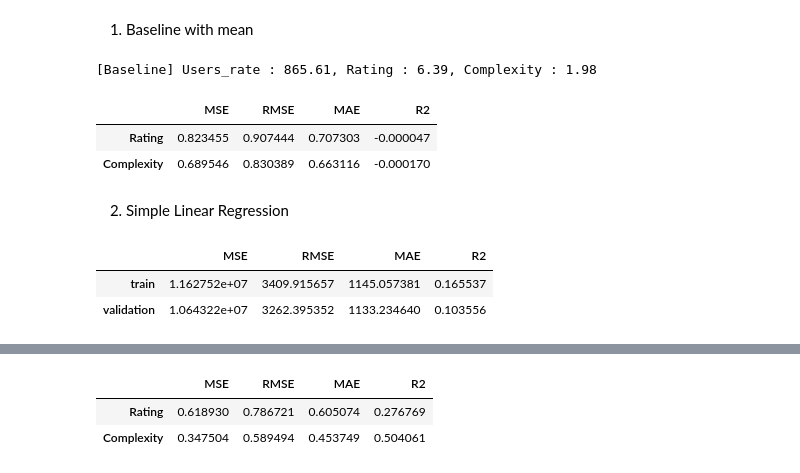
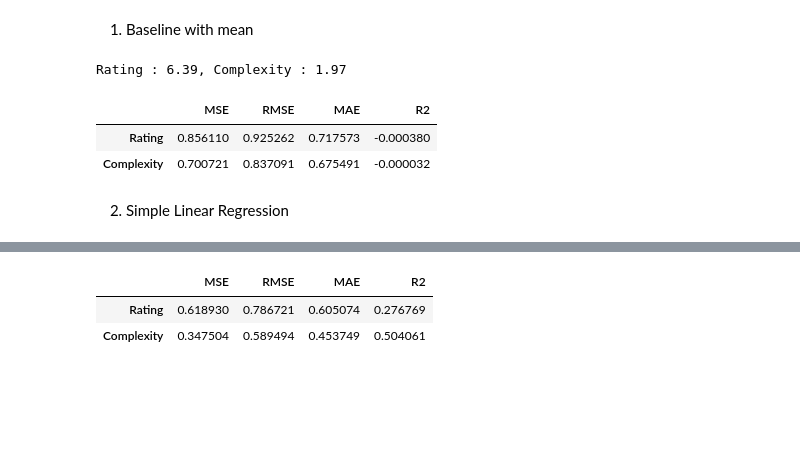
Before and after one commit to pokem1402/section_project_two, a Jupyter notebook: Modeling_1.ipynb, the cells around one changed output, grey strips where cells are left out. Saved outputs shown, nothing was run; the diff lists cells and outputs as text; code cells hidden in the pictures; blank space fills up the shorter version.

```diff
--- a/Modeling_1.ipynb
+++ b/Modeling_1.ipynb
@@ -11,8 +11,8 @@ import matplotlib.pyplot as plt
 
 plt.rcParams['font.family'] = 'Malgun Gothic'
 # %%
-df = pd.read_csv("./dataset/new_bgg_data_after_eda2.csv",encoding="utf-8")
-df.drop(columns = ["Rank", "Id", "Name"], inplace = True)
+df = pd.read_csv("./dataset/new_bgg_data_after_eda2_new.csv",encoding="utf-8")
+df.drop(columns = ["Rank", "Id", "Name", "Users_rated"], inplace = True)
 # %%
 df_ = df.copy()
 # %% [markdown]
@@ -86,7 +86,7 @@ def get_Xs_Ys(df, target, exclude, use_val=True):
 
       return Xs, Ys, target
 
-Xs, Ys, target_list = get_Xs_Ys(df, ["Users_rated", "Rating", "Complexity"], ["Sug_players", "Sug_age", "Language_dependence", "Own"])
+Xs, Ys, target_list = get_Xs_Ys(df, ["Rating", "Complexity"], ["Sug_players", "Sug_age", "Language_dependence", "Own"])
 # %% [markdown]
 ### Modeling for Problem 1
 # %% [markdown]
@@ -110,19 +110,18 @@ def eval_models(y_pred, y_true, verbose = False):
         return mse, rmse, mae, r2
 # %%
 
-baseline_Users_rated = [Ys['train'].Users_rated.mean()] * Ys['test'].shape[0]
 baseline_Rating = [Ys['train'].Rating.mean()]* Ys['test'].shape[0]
 baseline_Complexity = [Ys['train'].Complexity.mean()]* Ys['test'].shape[0]
 
-print(f"[Baseline] Users_rate : {round(baseline_Users_rated[0],2)}, Rating : {round(baseline_Rating[0], 2)}, Complexity : {round(baseline_Complexity[0], 2)}")
+print(f"Rating : {round(baseline_Rating[0], 2)}, Complexity : {round(baseline_Complexity[0], 2)}")
 
 pd.DataFrame([eval_models(baseline_Rating, Ys["test"].Rating, verbose=True), eval_models(baseline_Complexity, Ys["test"].Complexity, verbose=True)],
              index = ["Rating", "Complexity"])
 # %% [output]
-[Baseline] Users_rate : 865.61, Rating : 6.39, Complexity : 1.98
+Rating : 6.39, Complexity : 1.97
 |  | MSE | RMSE | MAE | R2 |
-| Rating | 0.823455 | 0.907444 | 0.707303 | -0.000047 |
-| Complexity | 0.689546 | 0.830389 | 0.663116 | -0.000170 |
+| Rating | 0.856110 | 0.925262 | 0.717573 | -0.000380 |
+| Complexity | 0.700721 | 0.837091 | 0.675491 | -0.000032 |
 # %% [markdown]
 2. Simple Linear Regression
 # %%
@@ -161,9 +160,5 @@ def result_regress(model, Xs, Ys, y_order):
 
     return pd.DataFrame([eval_train, eval_val, eval_test], columns=["MSE", "RMSE", "MAE", "R2"], index = ["train", "validation", "test"])
 # %%
-result_regress(make_simple_linear(), Xs, Ys, 0)
+target1 = result_regress(make_simple_linear(), Xs, Ys, 0)   # Rating
-# %% [output]
-|  | MSE | RMSE | MAE | R2 |
-| train | 1.162752e+07 | 3409.915657 | 1145.057381 | 0.165537 |
-| validation | 1.064322e+07 | 3262.395352 | 1133.234640 | 0.103556 |
 # %%
```
Also changed, not shown: parts of 27 cells of this notebook, 13 other files.
